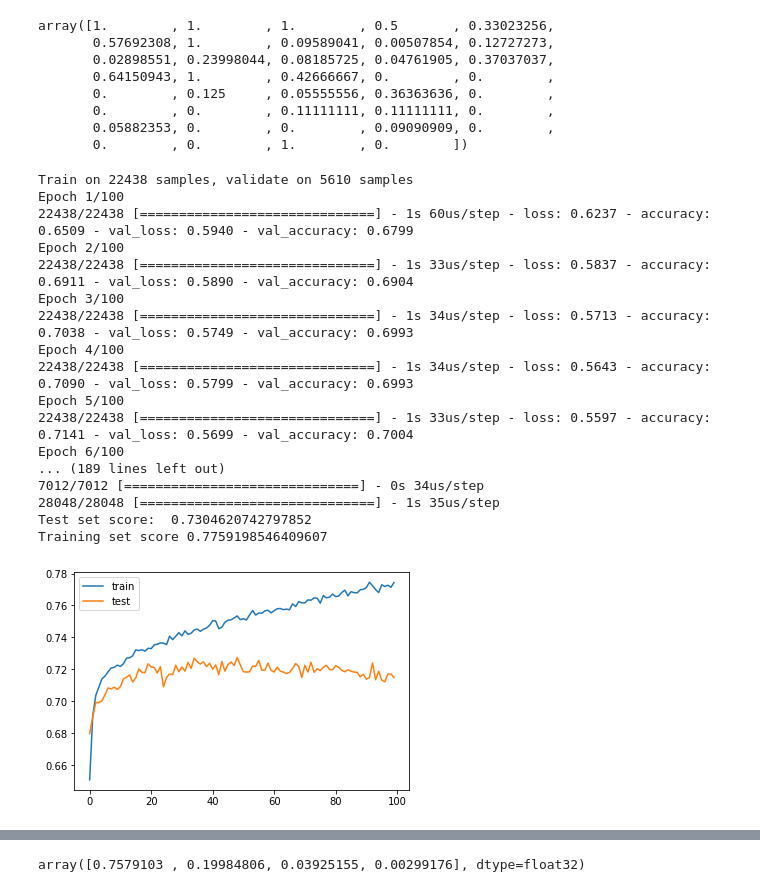
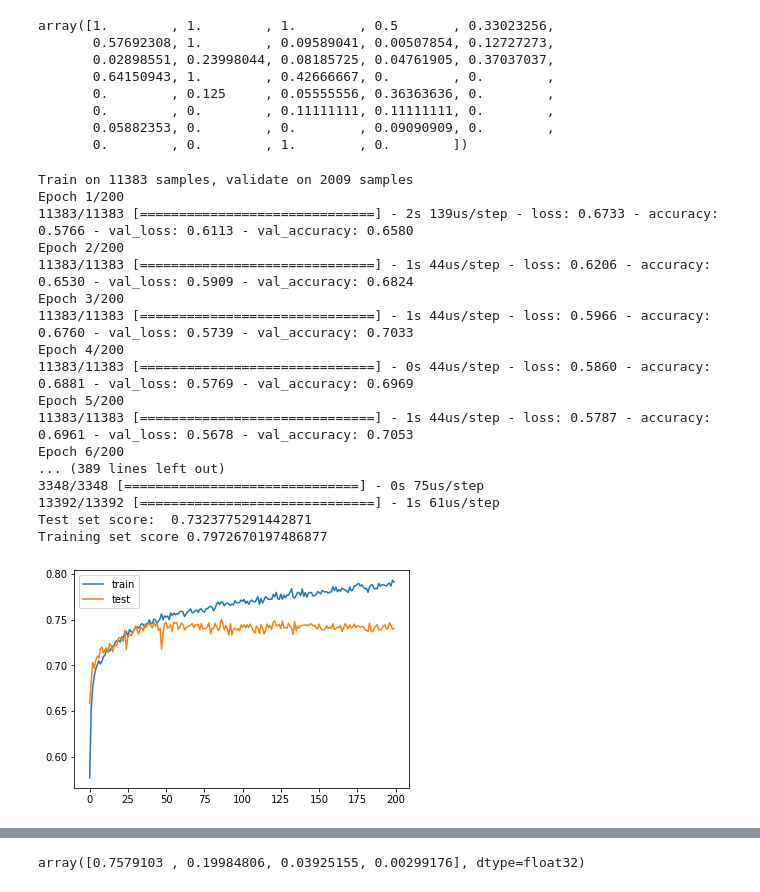
Before and after one commit to RachaelDing/733MIMIC_analysis, a Jupyter notebook: NN.ipynb, the cells around one changed output, grey strips where cells are left out. Saved outputs shown, nothing was run; the diff lists cells and outputs as text; code cells hidden in the pictures.

```diff
--- a/NN.ipynb
+++ b/NN.ipynb
@@ -22,7 +22,7 @@ NumExpr defaulting to 4 threads.
 Using TensorFlow backend.
 # %%
 
-table = pd.read_csv('17features.csv')
+table = pd.read_csv('16features.csv')
 
 admission = pd.read_csv("mimic/ADMISSIONS.csv")
 patient = pd.read_csv('mimic/PATIENTS.csv')
@@ -134,11 +101,11 @@ X
 sc = preprocessing.StandardScaler()
 mm = preprocessing.MinMaxScaler()
 # X = sc.fit_transform(X)
-X = mm.fit_transform(X)
-
+X1 = mm.fit_transform(X1)
+X2 = mm.fit_transform(X2)
 # kb = preprocessing.KBinsDiscretizer(n_bins=3, encode='ordinal', strategy='quantile')
 # y1 = kb.fit_transform(y1.to_numpy().reshape(-1, 1))
 # y1 = y1.flatten()
 
-X
+X2
 # %% [output]
@@ -180,0 +141,22 @@ importance = rfc.feature_importances_
+# %%
+
+
+X_train1, X_test1, y_train1, y_test1 = train_test_split(X1, y1, test_size=0.2, random_state=27)
+X_train2, X_test2, y_train2, y_test2 = train_test_split(X2, y2, test_size=0.2, random_state=27)
+# %%
+# Baseline 1: Random Forest
+rfc = RandomForestClassifier(max_depth=10, random_state=0)
+rfc.fit(X_train1, y_train1)
+importance = rfc.feature_importances_
+fig, ax = plt.subplots(figsize=(20, 10))
+a, b = zip(*sorted(zip(importance,feature_names), reverse=True))
+
+ax.bar(b, a)
+
+ax.set_xticklabels(labels = b, rotation=90)
+ax.grid()
+plt.show();
+rf_score1 = rfc.score(X_test1, y_test1)
+rf_score2 = rfc.score(X_train1, y_train1)
+print(rf_score1)
+print(rf_score2)
@@ -254,46 +233,46 @@ array([1.        , 1.        , 1.        , 0.5       , 0.33023256,
 # %%
 # Neural Network1
 
 
 def nn(input_dim, output_dim=1, final_act='sigmoid', loss='binary_crossentropy'):
     model = Sequential()
     model.add(Dense(128, input_dim=input_dim, kernel_initializer='normal', activation='relu'))
     model.add(Dropout(0.2))
-    model.add(Dense(128, activation='relu'))
+    model.add(Dense(128, activation='sigmoid'))
     model.add(Dropout(0.2))
     model.add(Dense(output_dim, activation=final_act))
 
 
     model.compile(loss=loss, optimizer='adam', metrics=['accuracy'])
     return model
 
 # l_model = nn(X_train1.shape[1], output_dim=3, final_act='softmax', loss='categorical_crossentropy')
-l_model = nn(X_train.shape[1])
-nn = l_model.fit(X_train, y_train, validation_split=0.2, epochs=100, batch_size=100)
-nn_score = l_model.evaluate(X_test, y_test)
-nn_score2 = l_model.evaluate(X_train, y_train)
+l_model = nn(X_train1.shape[1])
+training = l_model.fit(X_train1, y_train1, validation_split=0.15, epochs=200, batch_size=100)
+nn_score = l_model.evaluate(X_test1, y_test1)
+nn_score2 = l_model.evaluate(X_train1, y_train1)
 print('Test set score: ', nn_score[1])
 print('Training set score', nn_score2[1])
-plt.plot(nn.history['accuracy'], label='train')
-plt.plot(nn.history['val_accuracy'], label='test')
+plt.plot(training.history['accuracy'], label='train')
+plt.plot(training.history['val_accuracy'], label='test')
 plt.legend()
 plt.show()
 # %% [output]
-Train on 22438 samples, validate on 5610 samples
-Epoch 1/100
-22438/22438 [==============================] - 1s 60us/step - loss: 0.6237 - accuracy: 0.6509 - val_loss: 0.5940 - val_accuracy: 0.6799
-Epoch 2/100
-22438/22438 [==============================] - 1s 33us/step - loss: 0.5837 - accuracy: 0.6911 - val_loss: 0.5890 - val_accuracy: 0.6904
-Epoch 3/100
-22438/22438 [==============================] - 1s 34us/step - loss: 0.5713 - accuracy: 0.7038 - val_loss: 0.5749 - val_accuracy: 0.6993
-Epoch 4/100
-22438/22438 [==============================] - 1s 34us/step - loss: 0.5643 - accuracy: 0.7090 - val_loss: 0.5799 - val_accuracy: 0.6993
-Epoch 5/100
-22438/22438 [==============================] - 1s 33us/step - loss: 0.5597 - accuracy: 0.7141 - val_loss: 0.5699 - val_accuracy: 0.7004
-Epoch 6/100
-... (189 lines left out)
-7012/7012 [==============================] - 0s 34us/step
-28048/28048 [==============================] - 1s 35us/step
-Test set score:  0.7304620742797852
-Training set score 0.7759198546409607
+Train on 11383 samples, validate on 2009 samples
+Epoch 1/200
+11383/11383 [==============================] - 2s 139us/step - loss: 0.6733 - accuracy: 0.5766 - val_loss: 0.6113 - val_accuracy: 0.6580
+Epoch 2/200
+11383/11383 [==============================] - 1s 44us/step - loss: 0.6206 - accuracy: 0.6530 - val_loss: 0.5909 - val_accuracy: 0.6824
+Epoch 3/200
+11383/11383 [==============================] - 1s 44us/step - loss: 0.5966 - accuracy: 0.6760 - val_loss: 0.5739 - val_accuracy: 0.7033
+Epoch 4/200
+11383/11383 [==============================] - 0s 44us/step - loss: 0.5860 - accuracy: 0.6881 - val_loss: 0.5769 - val_accuracy: 0.6969
+Epoch 5/200
+11383/11383 [==============================] - 1s 44us/step - loss: 0.5787 - accuracy: 0.6961 - val_loss: 0.5678 - val_accuracy: 0.7053
+Epoch 6/200
+... (389 lines left out)
+3348/3348 [==============================] - 0s 75us/step
+13392/13392 [==============================] - 1s 61us/step
+Test set score:  0.7323775291442871
+Training set score 0.7972670197486877
-[figure, old version]
+[figure, new version]
```
Also changed, not shown: parts of 24 cells of this notebook, 1 other file.
